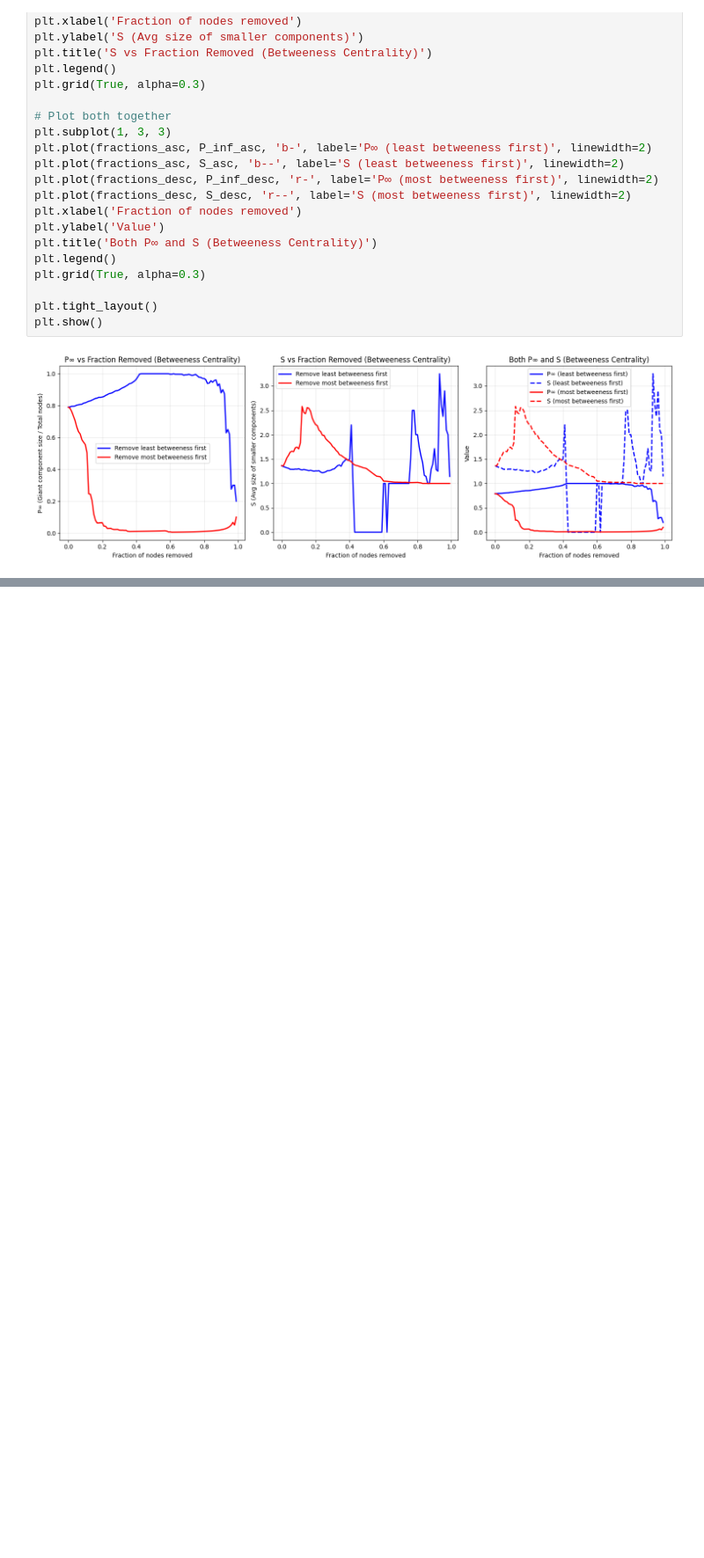
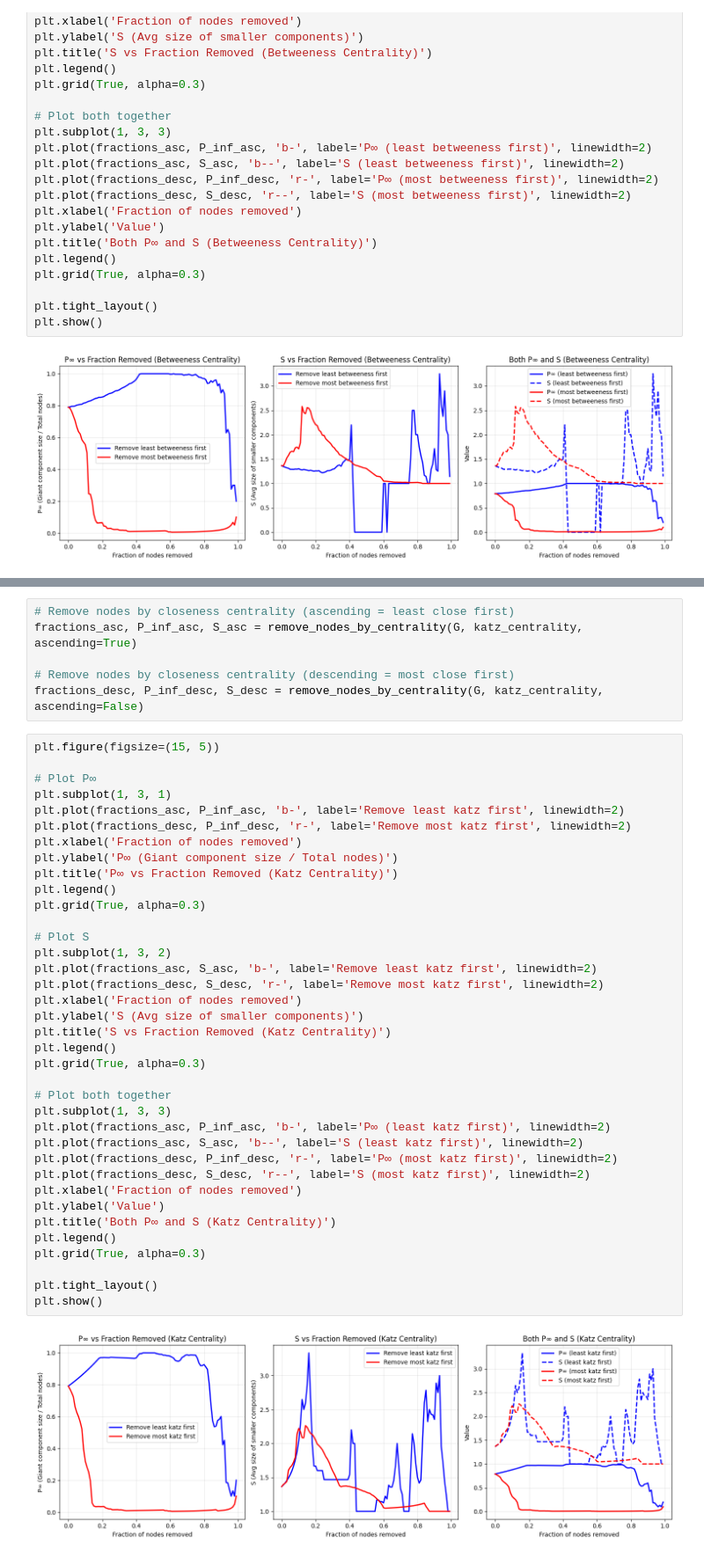
Before and after one commit to c-rothschild/networks, a Jupyter notebook: networks-04/networks-04-ER-graph.ipynb, the cells around one changed output, grey strips where cells are left out. Shown at 88% size. Saved outputs shown, nothing was run; the diff lists cells and outputs as text; blank space fills up the shorter version.

```diff
--- a/networks-04/networks-04-ER-graph.ipynb
+++ b/networks-04/networks-04-ER-graph.ipynb
@@ -276,0 +324,45 @@ There's some weird stuff happening to the average size of the smaller components
+# %%
+# Remove nodes by closeness centrality (ascending = least close first)
+fractions_asc, P_inf_asc, S_asc = remove_nodes_by_centrality(G, katz_centrality, ascending=True)
+
+# Remove nodes by closeness centrality (descending = most close first)
+fractions_desc, P_inf_desc, S_desc = remove_nodes_by_centrality(G, katz_centrality, ascending=False)
+# %%
+plt.figure(figsize=(15, 5))
+
+# Plot P∞
+plt.subplot(1, 3, 1)
+plt.plot(fractions_asc, P_inf_asc, 'b-', label='Remove least katz first', linewidth=2)
+plt.plot(fractions_desc, P_inf_desc, 'r-', label='Remove most katz first', linewidth=2)
+plt.xlabel('Fraction of nodes removed')
+plt.ylabel('P∞ (Giant component size / Total nodes)')
+plt.title('P∞ vs Fraction Removed (Katz Centrality)')
+plt.legend()
+plt.grid(True, alpha=0.3)
+
+# Plot S
+plt.subplot(1, 3, 2)
+plt.plot(fractions_asc, S_asc, 'b-', label='Remove least katz first', linewidth=2)
+plt.plot(fractions_desc, S_desc, 'r-', label='Remove most katz first', linewidth=2)
+plt.xlabel('Fraction of nodes removed')
+plt.ylabel('S (Avg size of smaller components)')
+plt.title('S vs Fraction Removed (Katz Centrality)')
+plt.legend()
+plt.grid(True, alpha=0.3)
+
+# Plot both together
+plt.subplot(1, 3, 3)
+plt.plot(fractions_asc, P_inf_asc, 'b-', label='P∞ (least katz first)', linewidth=2)
+plt.plot(fractions_asc, S_asc, 'b--', label='S (least katz first)', linewidth=2)
+plt.plot(fractions_desc, P_inf_desc, 'r-', label='P∞ (most katz first)', linewidth=2)
+plt.plot(fractions_desc, S_desc, 'r--', label='S (most katz first)', linewidth=2)
+plt.xlabel('Fraction of nodes removed')
+plt.ylabel('Value')
+plt.title('Both P∞ and S (Katz Centrality)')
+plt.legend()
+plt.grid(True, alpha=0.3)
+
+plt.tight_layout()
+plt.show()
+# %% [output]
+[figure, added]
```
Also changed, not shown: parts of 4 cells of this notebook, 3 other files.
